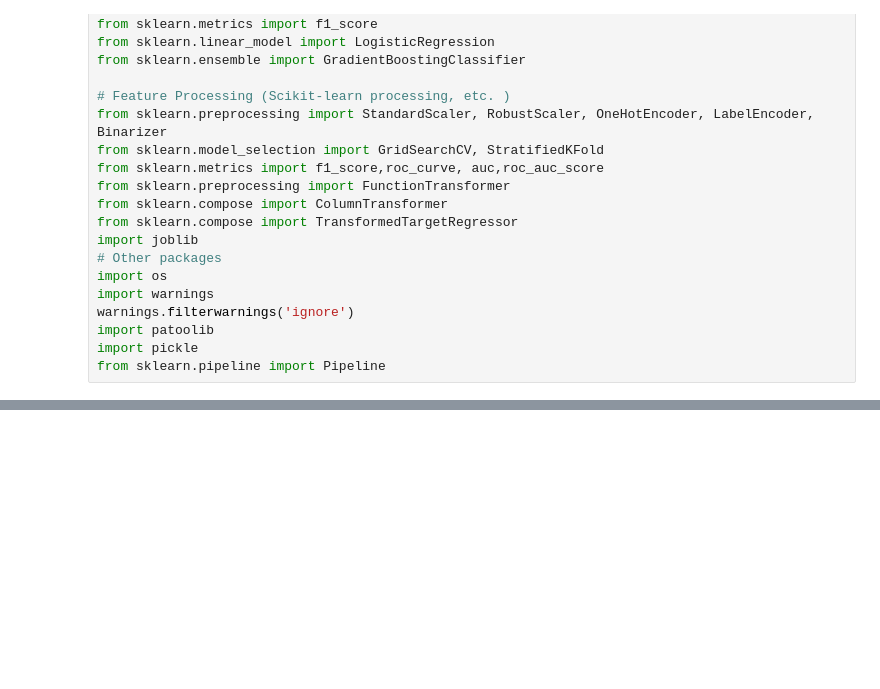
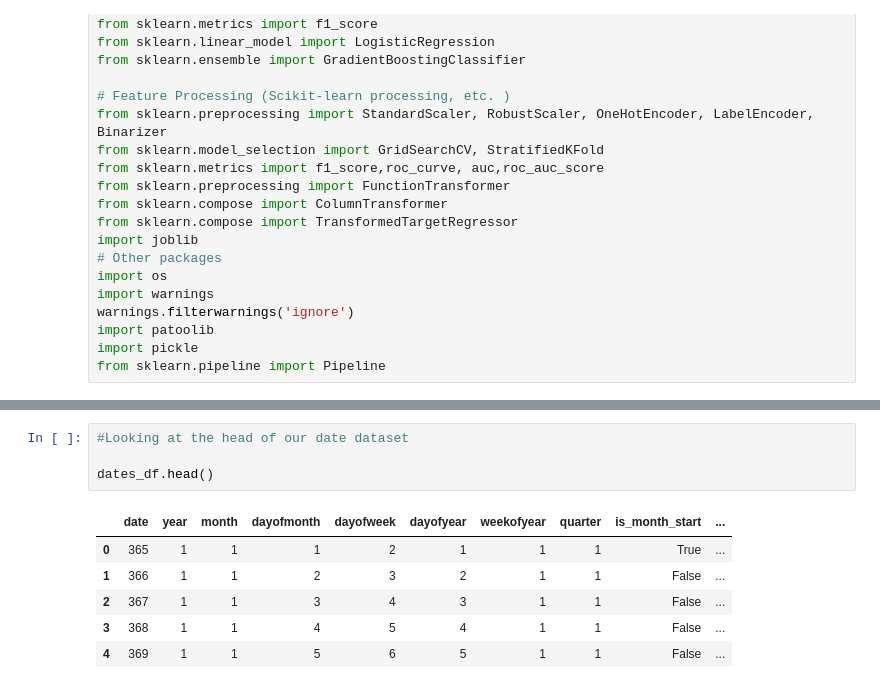
Before and after one commit to Gilbert-B/Forecasting-Sales, a Jupyter notebook: dev/notebook/Sales_Forecast.ipynb, the cells around one changed output, grey strips where cells are left out. Drawn from its saved outputs; the diff is of its cells as text; blank space fills up the shorter version.

```diff
--- a/dev/notebook/Sales_Forecast.ipynb
+++ b/dev/notebook/Sales_Forecast.ipynb
@@ -79,0 +254,11 @@ from sklearn.pipeline import Pipeline
+# %%
+#Looking at the head of our date dataset
+
+dates_df.head()
+# %% [output]
+|  | date | year | month | dayofmonth | dayofweek | dayofyear | weekofyear | quarter | is_month_start | ... |
+| 0 | 365 | 1 | 1 | 1 | 2 | 1 | 1 | 1 | True | ... |
+| 1 | 366 | 1 | 1 | 2 | 3 | 2 | 1 | 1 | False | ... |
+| 2 | 367 | 1 | 1 | 3 | 4 | 3 | 1 | 1 | False | ... |
+| 3 | 368 | 1 | 1 | 4 | 5 | 4 | 1 | 1 | False | ... |
+| 4 | 369 | 1 | 1 | 5 | 6 | 5 | 1 | 1 | False | ... |
```
Also changed, not shown: parts of 21 cells of this notebook, 6 other files.
